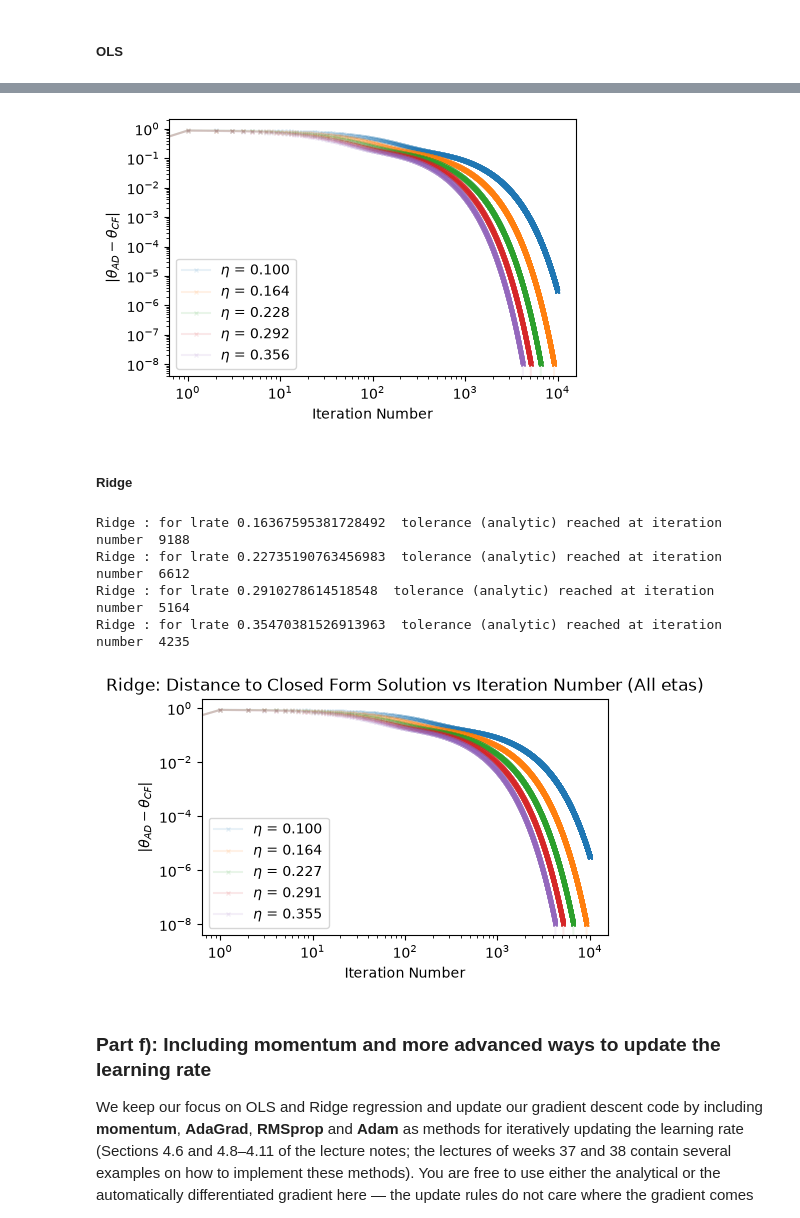
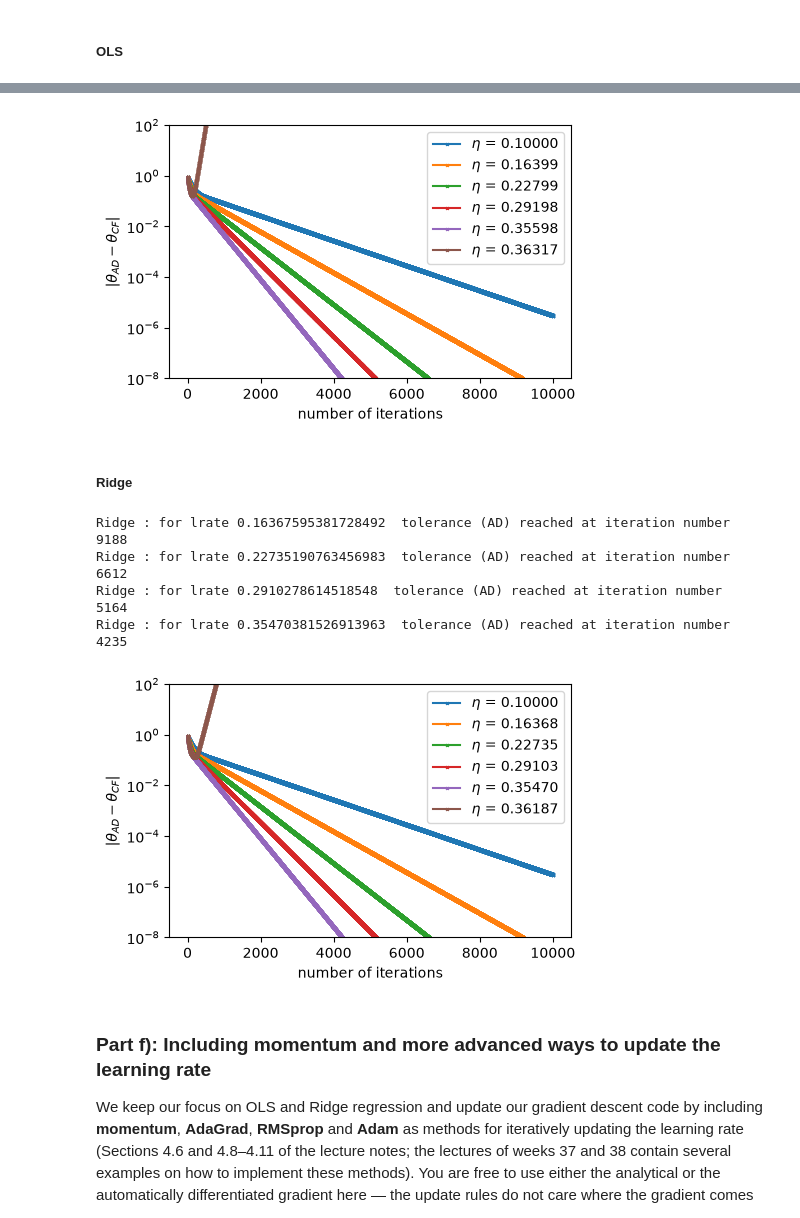
Before and after one commit to elias98-ux/Machine-Learning---Project-1, a Jupyter notebook: Code/Project1.ipynb, the cells around one changed output, grey strips where cells are left out. Cells and saved outputs as stored; diff of their text form; code cells hidden in the pictures.

```diff
--- a/Code/Project1_notebook.ipynb
+++ b/Code/Project1.ipynb
@@ -817,8 +849,6 @@ plt.show()
 # %% [markdown]
 ##### Ridge
 # %%
-# Your code for part d) here
-
 #define lambdas (for Ridge only)
 nlambdas = 20 # the number of different lambdas
 lambdas = np.logspace(-6, 5, nlambdas)
@@ -831,13 +861,11 @@ for k_idx in range(len(k)):
     kfold = KFold(n_splits=k[k_idx], shuffle=True, random_state=2026)
 
     #loop over the degrees
-    for degree in range(maxdegree):
-        poly = PolynomialFeatures(degree=degree)
-
+    for idx, degree in enumerate(degrees):
         # scikit-learn: iterate over the folds and lambdas
         for i, lmb in enumerate(lambdas):
-            pipe = make_pipeline(PolynomialFeatures(degree=degree), StandardScaler(), Ridge(alpha=lmb))
+            pipe = make_pipeline(PolynomialFeatures(degree=degree, include_bias=False), StandardScaler(), Ridge(alpha=lmb))
             scores = cross_val_score(pipe, x[:, np.newaxis], y, cv=kfold, scoring="neg_mean_squared_error")
-            mse_sklearn[degree, i, k_idx] = np.mean(-scores)
+            mse_sklearn[idx, i, k_idx] = np.mean(-scores)
 # %%
 # find the best (degree, lambda) combination for each k
@@ -1024,6 +1051,7 @@ def grad_analytic(theta,  X, y, lmbda="0.0"):
 # %%
 def gradient_descent(X, y, num_iters, lrates=[0.1], tol=1e-8, method= "OLS", lmbda=0.0):
     """Returns the gradient descent parameters as well as difference to the closed form solutions for the selected methods using both analytical and automatic differentiation.
+    Tolerance is measured on AD-gradient.
     Inputs:
         X: Design matrix.
         y: What even is this called?
@@ -1064,10 +1092,11 @@ def gradient_descent(X, y, num_iters, lrates=[0.1], tol=1e-8, method= "OLS", lmb
 
         # initialize the distance ONCE per lrate, before the loop
         dist_analytic[0,i] = np.linalg.norm(theta_analytic[:, i] - closed_form)
+        dist_ad[0,i] = np.linalg.norm(theta_ad[:, i] - closed_form)
 
         # loop over GD iterations
         for t in range(num_iters):
-            if dist_analytic[t,i] > tol:
+            if dist_ad[t,i] > tol:
                 # iteration step for analytic
                 theta_analytic[:, i] = theta_analytic[:, i] - lrate_val * grad_analytic(theta_analytic[:, i], X, y, lmbda=lmbda)
 
@@ -1088,7 +1117,7 @@ def gradient_descent(X, y, num_iters, lrates=[0.1], tol=1e-8, method= "OLS", lmb
                     dist_analytic[t+1,i] = np.linalg.norm(theta_analytic[:, i] - closed_form)
                     dist_ad[t+1,i] = np.linalg.norm(theta_ad[:, i] - closed_form)
             else:
-                print(method,": for lrate", lrate_val, " tolerance (analytic) reached at iteration number ", t)
+                print(method,": for lrate", lrate_val, " tolerance (AD) reached at iteration number ", t)
                 break
     return iterates_analytic, iterates_ad, dist_analytic, dist_ad
 # %% [markdown]
@@ -1097,8 +1126,8 @@ def gradient_descent(X, y, num_iters, lrates=[0.1], tol=1e-8, method= "OLS", lmb
 # GD for OLS
 # define parameters
 eta_max_ols = 2.0 / np.linalg.eigvalsh(H).max()
-learning_rates = np.linspace(0.1, 0.99*eta_max_ols, 5)
 lrates_ols = np.linspace(0.1, 0.99*eta_max_ols, 5)
+lrates_ols = np.append(lrates_ols, 1.01*eta_max_ols)
 num_iters_ols = 10000
 tol_ols = 1e-8
 
@@ -1114,33 +1143,17 @@ OLS : for lrate 0.3559792414823763  tolerance (analytic) reached at iteration nu
 # LLM-assisted. Tool: GitHub Copilot (September 2026), role: used to generate the plot, results confirmed to be reasonable
 fig, ax = plt.subplots(1, 1, figsize=(5, 5/1.5))
 
-# ax.set_title("")
-ax.set_xlabel("Iteration Number")
+ax.set_xlabel("number of iterations")
 ax.set_ylabel("|$\\theta_{AD} - \\theta_{CF}$|")
 for i in range(len(lrates_ols)):
-    #ax.loglog(ols_gradient_descent[2][:, i], label=f'OLS, analytical $\\eta$={lrates_ols[i]}', marker='o', alpha=0.1, markersize=3)
-    ax.loglog(ols_gradient_descent[3][:, i], label=f'$\\eta$ = {lrates_ols[i]:.3f}', marker='x', alpha= 0.1, markersize=3)
+    ax.semilogy(ols_gradient_descent[3][:, i], label=f'$\\eta$ = {lrates_ols[i]:.5f}', marker='x', markersize=2)
 ax.legend()
-#plt.savefig(PLOT_DIR / "OLS_gradient_descent.png", dpi=300, bbox_inches="tight")
+ax.set_ylim(1e-8, 1e2)
+plt.savefig(PLOT_DIR / "OLS_gradient_descent.png", dpi=300, bbox_inches="tight")
 plt.tight_layout()
 plt.show()
-
-# # plot
-# fig, ax = plt.subplots(1, 1, figsize=(10, 5))
-
-# ax.set_title("OLS: Distance between GD iterations using analytical vs. automatic differentiation")
-# ax.set_xlabel("Iteration Number")
-# ax.set_ylabel("Mean difference between AD and AN")
-# # ax.set_ylim(0, 100)
-# for i in range(len(lrates_ols)):
-#     diff = np.abs(ols_gradient_descent[0][:, i] - ols_gradient_descent[1][:, i])
-#     ax.plot(diff.mean(axis=1), label=f'OLS, $\\eta$={lrates_ols[i]}', marker='o', markersize = 1)
-# ax.legend()
-# ax.set_ylim(1e-16, -1e-16)
-# plt.tight_layout()
-# plt.show()
 # %% [output]
-[figure, old version]
+[figure, new version]
 # %% [markdown]
 ##### Ridge
 # %%
@@ -1149,49 +1162,33 @@ plt.show()
 eta_max_ridge = 2.0 / np.linalg.eigvalsh(H_ridge).max()
 lmbda = 1.438e-05 #the "perfect" lambda that came out of our cross-validation in part d)
 lrates_ridge = np.linspace(0.1, 0.99*eta_max_ridge, 5)
+lrates_ridge = np.append(lrates_ridge, 1.01*eta_max_ridge)
 num_iters_ridge = 10000
 tol_ridge = 1e-8
 
 # run the function
 ridge_gradient_descent = gradient_descent(X, y_centered, num_iters_ridge, lrates_ridge, tol=tol_ridge, method= "Ridge", lmbda=0.0)
 # %% [output]
-Ridge : for lrate 0.16367595381728492  tolerance (analytic) reached at iteration number  9188
-Ridge : for lrate 0.22735190763456983  tolerance (analytic) reached at iteration number  6612
-Ridge : for lrate 0.2910278614518548  tolerance (analytic) reached at iteration number  5164
-Ridge : for lrate 0.35470381526913963  tolerance (analytic) reached at iteration number  4235
+Ridge : for lrate 0.16367595381728492  tolerance (AD) reached at iteration number  9188
+Ridge : for lrate 0.22735190763456983  tolerance (AD) reached at iteration number  6612
+Ridge : for lrate 0.2910278614518548  tolerance (AD) reached at iteration number  5164
+Ridge : for lrate 0.35470381526913963  tolerance (AD) reached at iteration number  4235
 # %%
 # plot
 # LLM-assisted. Tool: GitHub Copilot (September 2026), role: used to generate the plot, results confirmed to be reasonable
 fig, ax = plt.subplots(1, 1, figsize=(5, 5/1.5))
 
-ax.set_title("Ridge: Distance to Closed Form Solution vs Iteration Number (All etas)")
-ax.set_xlabel("Iteration Number")
+ax.set_xlabel("number of iterations")
 ax.set_ylabel("|$\\theta_{AD} - \\theta_{CF}$|")
 for i in range(len(lrates_ridge)):
-    #ax.loglog(ridge_gradient_descent[2][:, i], label=f'Ridge, analytical $\\eta$={lrates_ridge[i]}', marker='o', alpha=0.1, markersize=3)
-    ax.loglog(ridge_gradient_descent[3][:, i], label=f'$\\eta$ = {lrates_ridge[i]:.3f}', marker='x', alpha= 0.1, markersize=3)
+    ax.semilogy(ridge_gradient_descent[3][:, i], label=f'$\\eta$ = {lrates_ridge[i]:.5f}', marker='x', markersize=2)
 ax.legend()
-#plt.savefig(PLOT_DIR / "Ridge_gradient_descent.png", dpi=300, bbox_inches="tight")
+ax.set_ylim(1e-8, 1e2)
+plt.savefig(PLOT_DIR / "Ridge_gradient_descent.png", dpi=300, bbox_inches="tight")
 plt.tight_layout()
 plt.show()
-
-# # plot
-# fig, ax = plt.subplots(1, 1, figsize=(10, 5))
-
-# ax.set_title("Ridge: Distance between GD iterations using analytical vs. automatic differentiation")
-# ax.set_xlabel("Iteration Number")
-# ax.set_ylabel("Mean difference between AD and AN")
-# # ax.set_ylim(0, 100)
-# for i in range(len(lrates_ridge)):
-#     diff = np.abs(ridge_gradient_descent[0][:, i] - ridge_gradient_descent[1][:, i])
-#     ax.plot(diff.mean(axis=1), label=f'OLS, $\\eta$={lrates_ridge[i]}', marker='o', markersize = 1)
-# ax.legend()
-# ax.set_ylim(1e-16, -1e-16)
-# #plt.savefig(PLOT_DIR / "Ridge_gradient_descent.png", dpi=300, bbox_inches="tight")
-# plt.tight_layout()
-# plt.show()
 # %% [output]
-[figure, old version]
+[figure, new version]
 # %% [markdown]
 ### Part f): Including momentum and more advanced ways to update the learning rate
 
```
Also changed, not shown: parts of 105 cells of this notebook.
